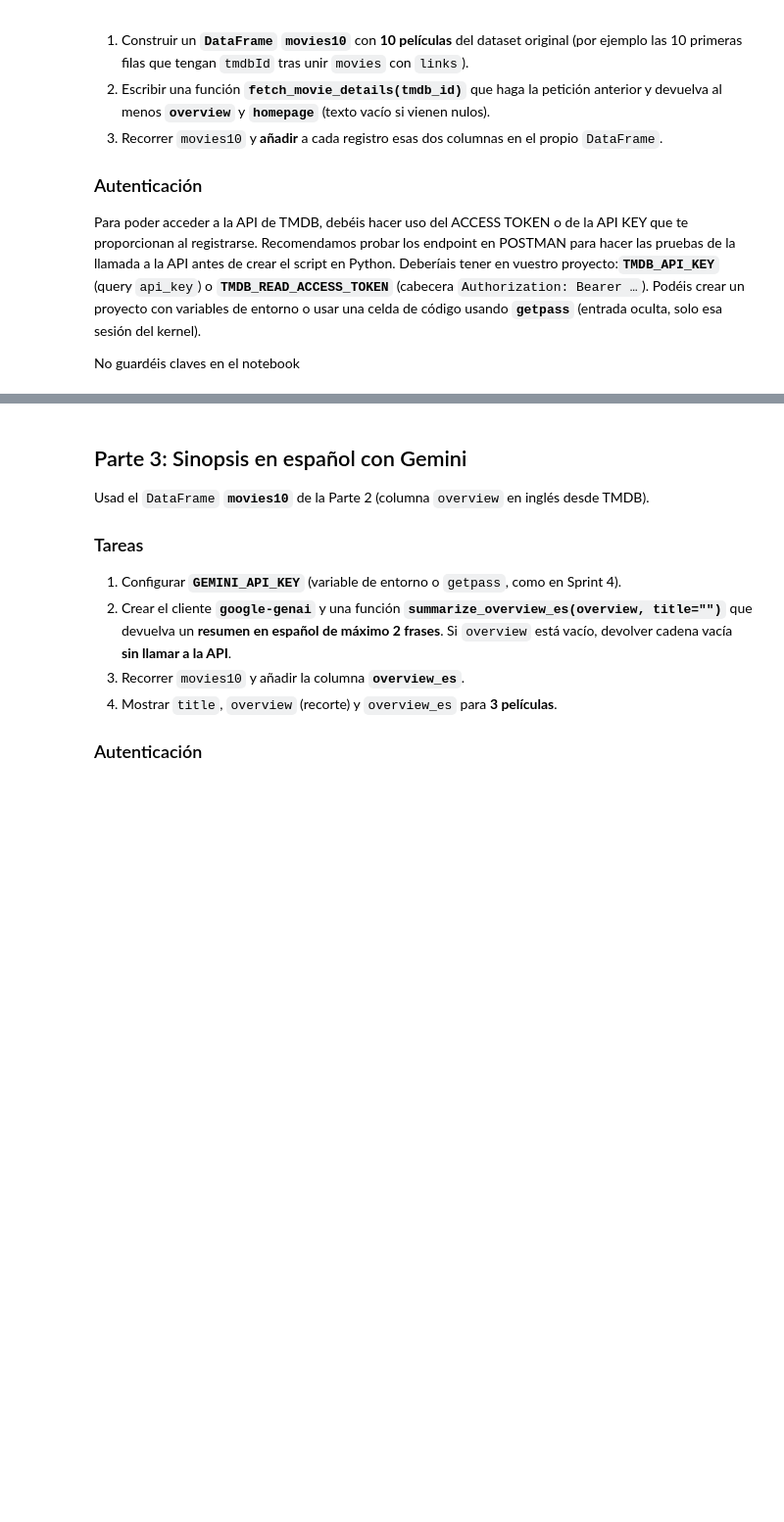
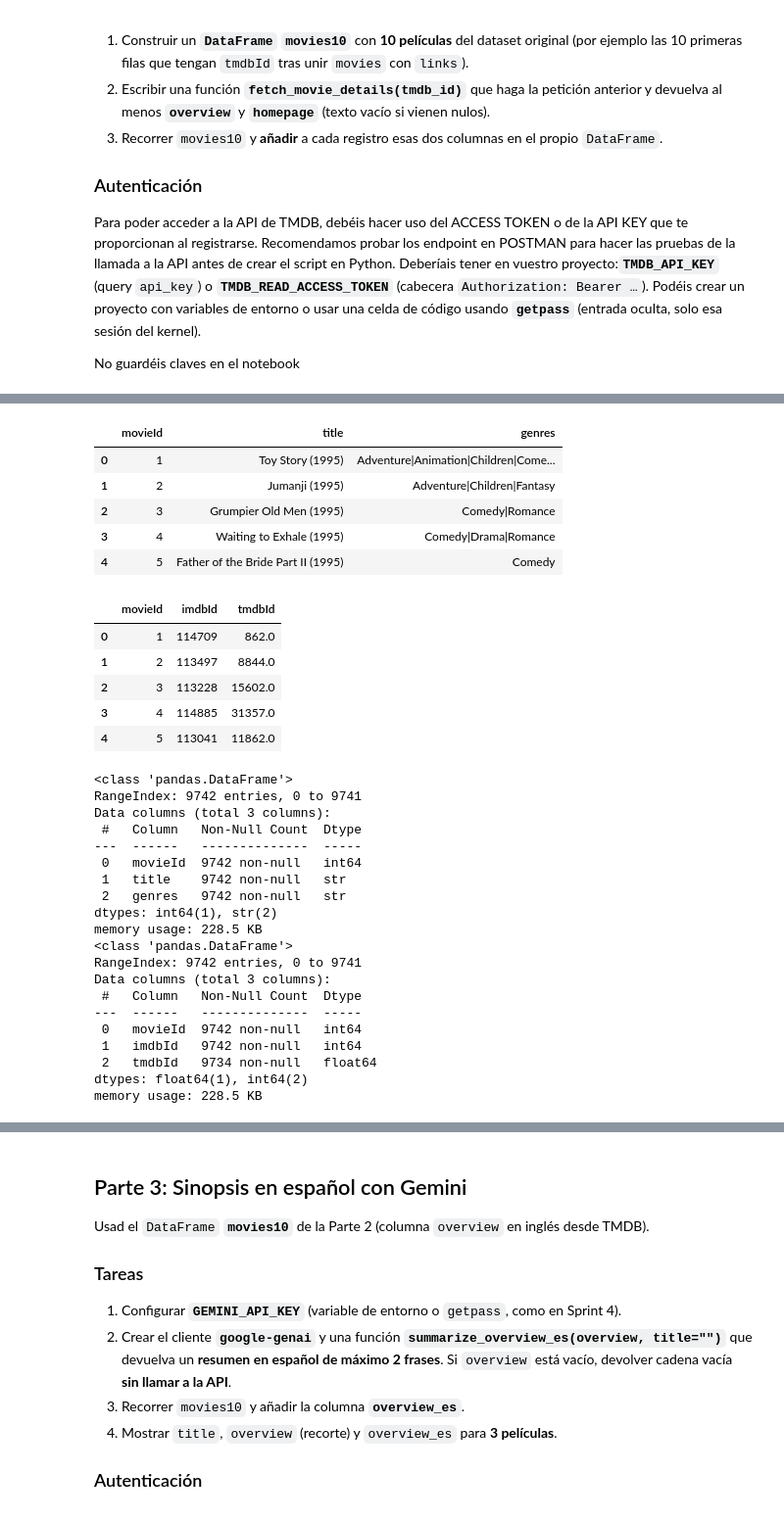
Before and after one commit to Mariamd30/tb_team_challenge_01_equipo05, a Jupyter notebook: Team_Challenges/TC_01_Sprint_03_04/Team_Challenge_sprint03_04.ipynb, the cells around one changed output, grey strips where cells are left out. Shown at 98% size. Cells and saved outputs as stored; diff of their text form; code cells hidden in the pictures; blank space fills up the shorter version.

```diff
--- a/Team_Challenges/TC_01_Sprint_03_04/Team_Challenge_sprint03_04.ipynb
+++ b/Team_Challenges/TC_01_Sprint_03_04/Team_Challenge_sprint03_04.ipynb
@@ -109,0 +422,43 @@ No guardéis claves en el notebook
+# %%
+## PASO 3 VERIFICACION DE CONTENIDO (COLUNAS, FILAS) Y TAMBIEN SI NOS DEVUELVE UN NAN
+
+    ## QUE FILAS TENEMOS?
+display(movies.head())
+display(links.head())
+
+    ## VER ESTRUCTURA
+movies.info()
+links.info()
+# %% [output]
+|  | movieId | title | genres |
+| 0 | 1 | Toy Story (1995) | Adventure|Animation|Children|Come... |
+| 1 | 2 | Jumanji (1995) | Adventure|Children|Fantasy |
+| 2 | 3 | Grumpier Old Men (1995) | Comedy|Romance |
+| 3 | 4 | Waiting to Exhale (1995) | Comedy|Drama|Romance |
+| 4 | 5 | Father of the Bride Part II (1995) | Comedy |
+|  | movieId | imdbId | tmdbId |
+| 0 | 1 | 114709 | 862.0 |
+| 1 | 2 | 113497 | 8844.0 |
+| 2 | 3 | 113228 | 15602.0 |
+| 3 | 4 | 114885 | 31357.0 |
+| 4 | 5 | 113041 | 11862.0 |
+<class 'pandas.DataFrame'>
+RangeIndex: 9742 entries, 0 to 9741
+Data columns (total 3 columns):
+ #   Column   Non-Null Count  Dtype
+---  ------   --------------  -----
+ 0   movieId  9742 non-null   int64
+ 1   title    9742 non-null   str
+ 2   genres   9742 non-null   str
+dtypes: int64(1), str(2)
+memory usage: 228.5 KB
+<class 'pandas.DataFrame'>
+RangeIndex: 9742 entries, 0 to 9741
+Data columns (total 3 columns):
+ #   Column   Non-Null Count  Dtype
+---  ------   --------------  -----
+ 0   movieId  9742 non-null   int64
+ 1   imdbId   9742 non-null   int64
+ 2   tmdbId   9734 non-null   float64
+dtypes: float64(1), int64(2)
+memory usage: 228.5 KB
```
Also changed, not shown: parts of 31 cells of this notebook.
